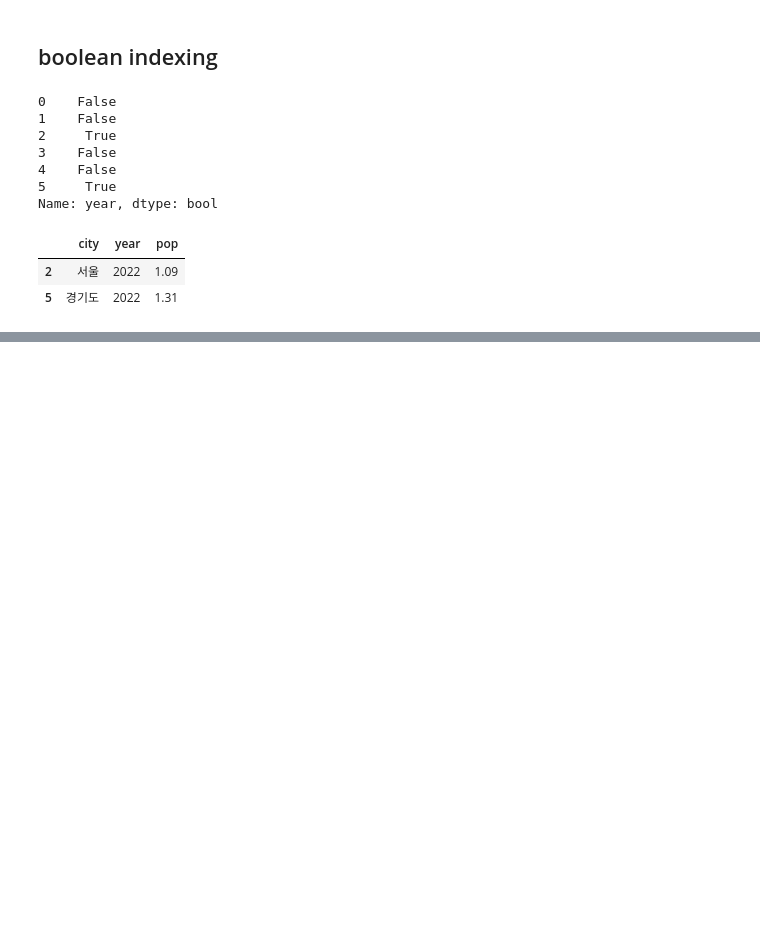
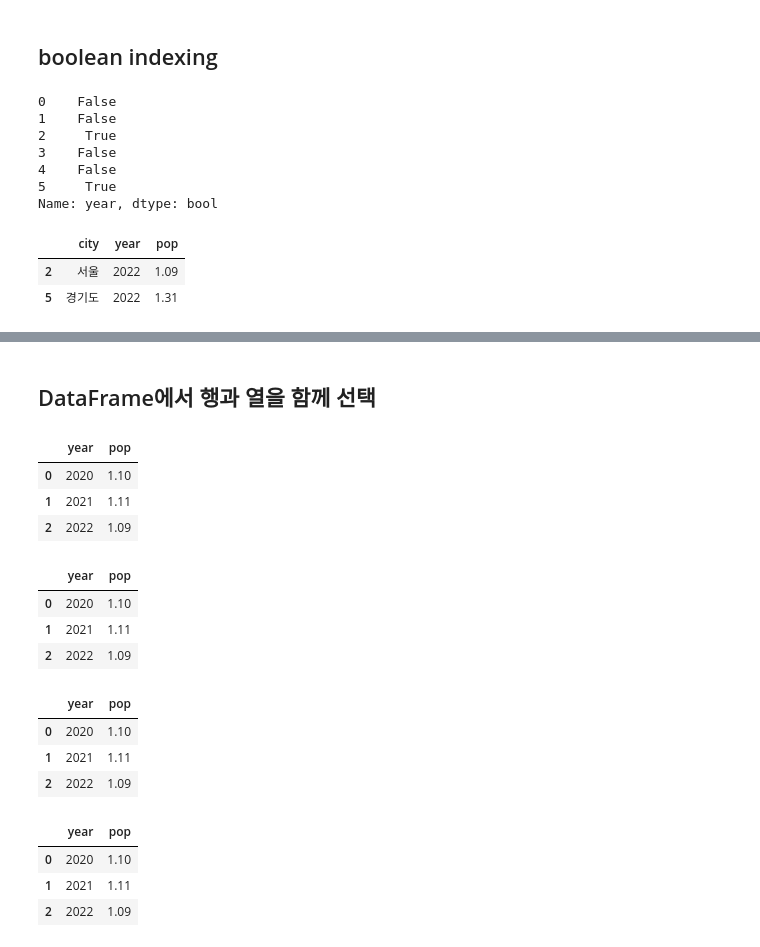
Before and after one commit to Siamesesam/202208_itw_java134_lab_python, a Jupyter notebook: py18_pandas.ipynb, the cells around one changed output, grey strips where cells are left out. Cells and saved outputs as stored; diff of their text form; code cells hidden in the pictures; blank space fills up the shorter version.

```diff
--- a/py18_pandas.ipynb
+++ b/py18_pandas.ipynb
@@ -443,0 +465,32 @@ df[df['year'] == 2022]  # select * from df where year = 2022;
+# %% [markdown]
+## DataFrame에서 행과 열을 함께 선택
+# %%
+# df에서 city가 '서울'인 레코드의 year와 pop 컬럼만 선택
+# select year, pop from df where city = '서울';
+df[df.city == '서울'][['year', 'pop']]
+# %% [output]
+|  | year | pop |
+| 0 | 2020 | 1.10 |
+| 1 | 2021 | 1.11 |
+| 2 | 2022 | 1.09 |
+# %%
+df.loc[0:2, 'year':'pop']  # df.loc[row_label, column_label]
+# %% [output]
+|  | year | pop |
+| 0 | 2020 | 1.10 |
+| 1 | 2021 | 1.11 |
+| 2 | 2022 | 1.09 |
+# %%
+df.loc[[0, 1, 2], ['year', 'pop']]
+# %% [output]
+|  | year | pop |
+| 0 | 2020 | 1.10 |
+| 1 | 2021 | 1.11 |
+| 2 | 2022 | 1.09 |
+# %%
+df.loc[df.city == '서울', ['year', 'pop']]
+# %% [output]
+|  | year | pop |
+| 0 | 2020 | 1.10 |
+| 1 | 2021 | 1.11 |
+| 2 | 2022 | 1.09 |
```
Also changed, not shown: parts of 8 cells of this notebook.
